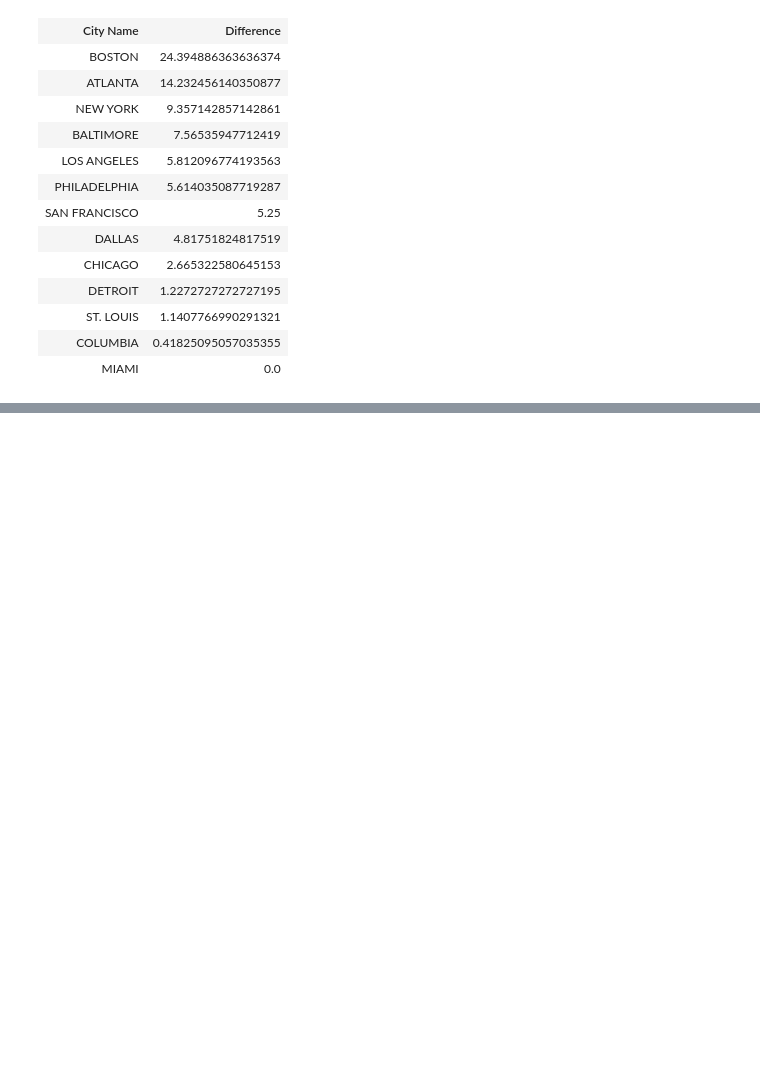
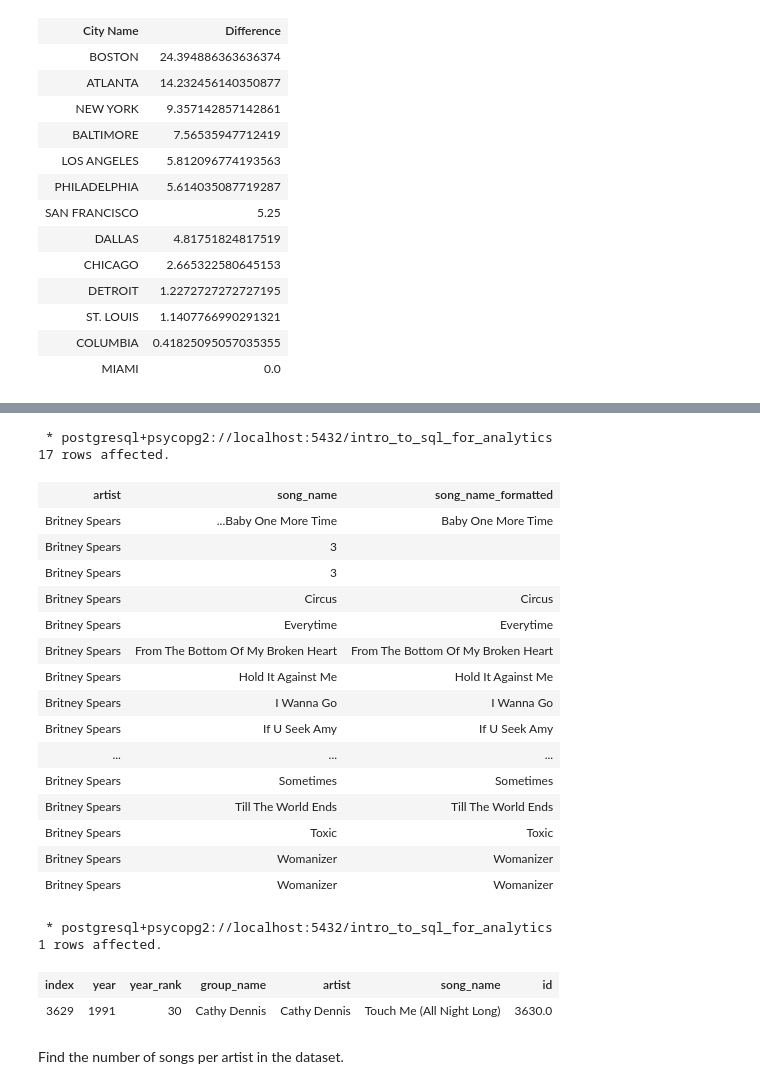
Before and after one commit to olikelly00/sql-for-data-engineering, a Jupyter notebook: sql_bites.ipynb, the cells around one changed output, grey strips where cells are left out. Cells and saved outputs as stored; diff of their text form; code cells hidden in the pictures; blank space fills up the shorter version.

```diff
--- a/sql_bites.ipynb
+++ b/sql_bites.ipynb
@@ -340,0 +382,40 @@ ORDER BY "Difference" DESC
+# %%
+%%sql
+
+SELECT artist, song_name, regexp_replace(song_name, '^[^a-zA-Z]*', '', 'g') AS song_name_formatted FROM billboard_top_100_year_end
+wHERE artist = 'Britney Spears'
+ORDER BY song_name
+LIMIT 50
+# %% [output]
+ * postgresql+psycopg2://localhost:5432/intro_to_sql_for_analytics
+17 rows affected.
+| artist | song_name | song_name_formatted |
+| Britney Spears | ...Baby One More Time | Baby One More Time |
+| Britney Spears | 3 |  |
+| Britney Spears | 3 |  |
+| Britney Spears | Circus | Circus |
+| Britney Spears | Everytime | Everytime |
+| Britney Spears | From The Bottom Of My Broken Heart | From The Bottom Of My Broken Heart |
+| Britney Spears | Hold It Against Me | Hold It Against Me |
+| Britney Spears | I Wanna Go | I Wanna Go |
+| Britney Spears | If U Seek Amy | If U Seek Amy |
+| ... | ... | ... |
+| Britney Spears | Sometimes | Sometimes |
+| Britney Spears | Till The World Ends | Till The World Ends |
+| Britney Spears | Toxic | Toxic |
+| Britney Spears | Womanizer | Womanizer |
+| Britney Spears | Womanizer | Womanizer |
+# %%
+%%sql
+
+SELECT * FROM billboard_top_100_year_end
+WHERE year > 1989
+AND song_name LIKE '% Me %' OR song_name LIKE '% me %'
+LIMIT 1
+# %% [output]
+ * postgresql+psycopg2://localhost:5432/intro_to_sql_for_analytics
+1 rows affected.
+| index | year | year_rank | group_name | artist | song_name | id |
+| 3629 | 1991 | 30 | Cathy Dennis | Cathy Dennis | Touch Me (All Night Long) | 3630.0 |
+# %% [markdown]
+Find the number of songs per artist in the dataset.
```
Also changed, not shown: parts of 21 cells of this notebook.
